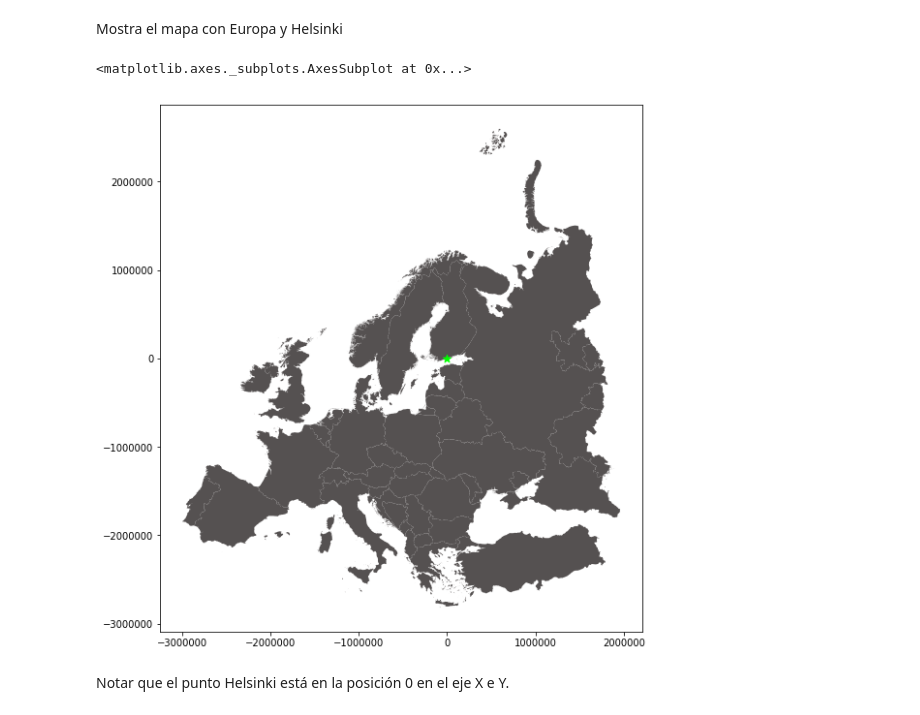
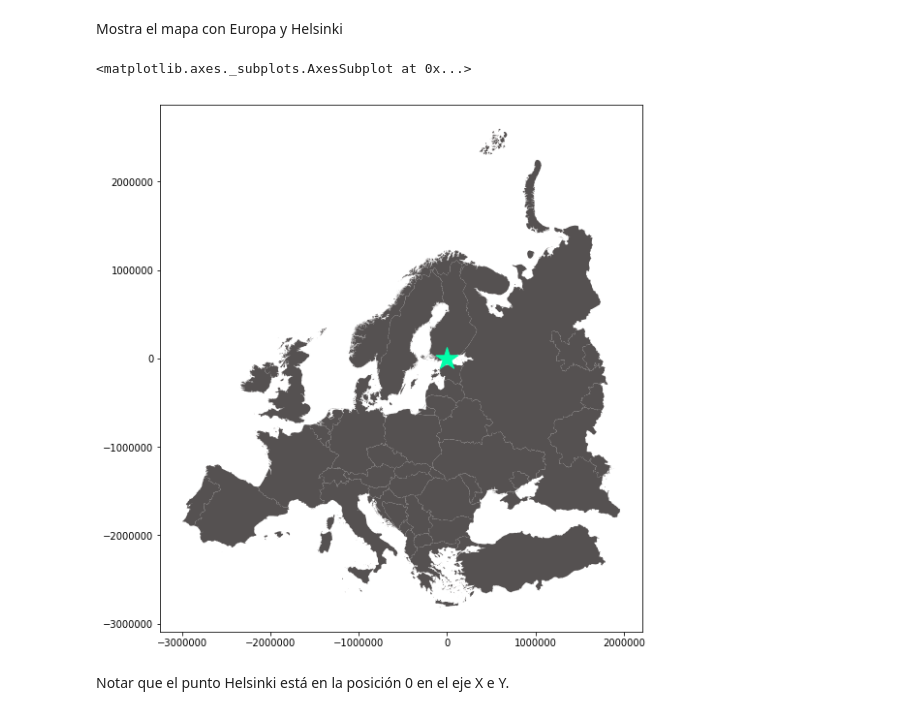
Before and after one commit to LeoMorales/taller-python-cenpat, a Jupyter notebook: Clase 04 - Geopandas.ipynb, the cells around one changed output. Saved outputs shown, nothing was run; the diff lists cells and outputs as text; code cells hidden in the pictures.

```diff
--- a/Clase 04 - Geopandas.ipynb
+++ b/Clase 04 - Geopandas.ipynb
@@ -508,14 +520,14 @@ Mostra el mapa con Europa y Helsinki
 # %%
 fig, ax = plt.subplots(figsize=(10,10))
 
 # Plotear los bordes de los países
 europe_borders_aeqd.plot(ax=ax, color='#555151')
 
 # Plotear el punto Helsinki sobre la capa de bordes utilizando el mismo axis
-helsinki.plot(ax=ax, color='#00ff00', markersize=72, marker='*')
+helsinki.plot(ax=ax, color='#00ffaa', markersize=572, marker='*')
 # %% [output]
 <matplotlib.axes._subplots.AxesSubplot at 0x...>
-[figure, old version]
+[figure, new version]
 # %% [markdown]
 Notar que el punto Helsinki está en la posición 0 en el eje X e Y.
 # %% [markdown]
```
Also changed, not shown: parts of 41 cells of this notebook, 4 other files.
